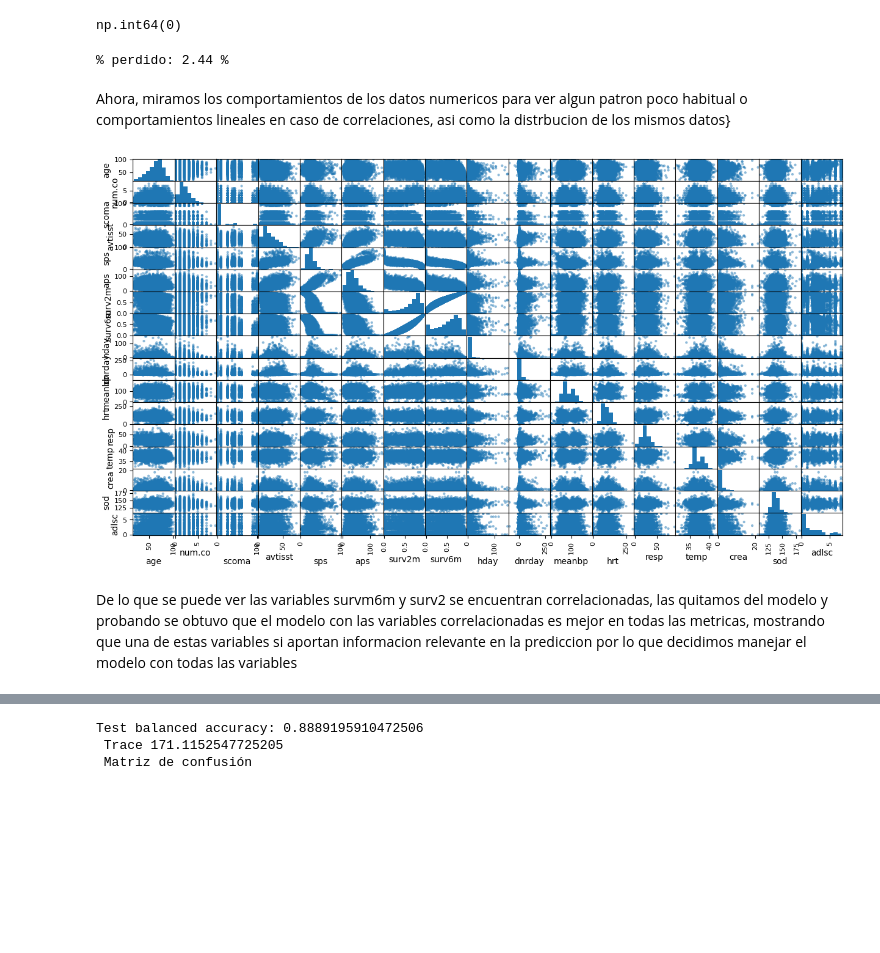
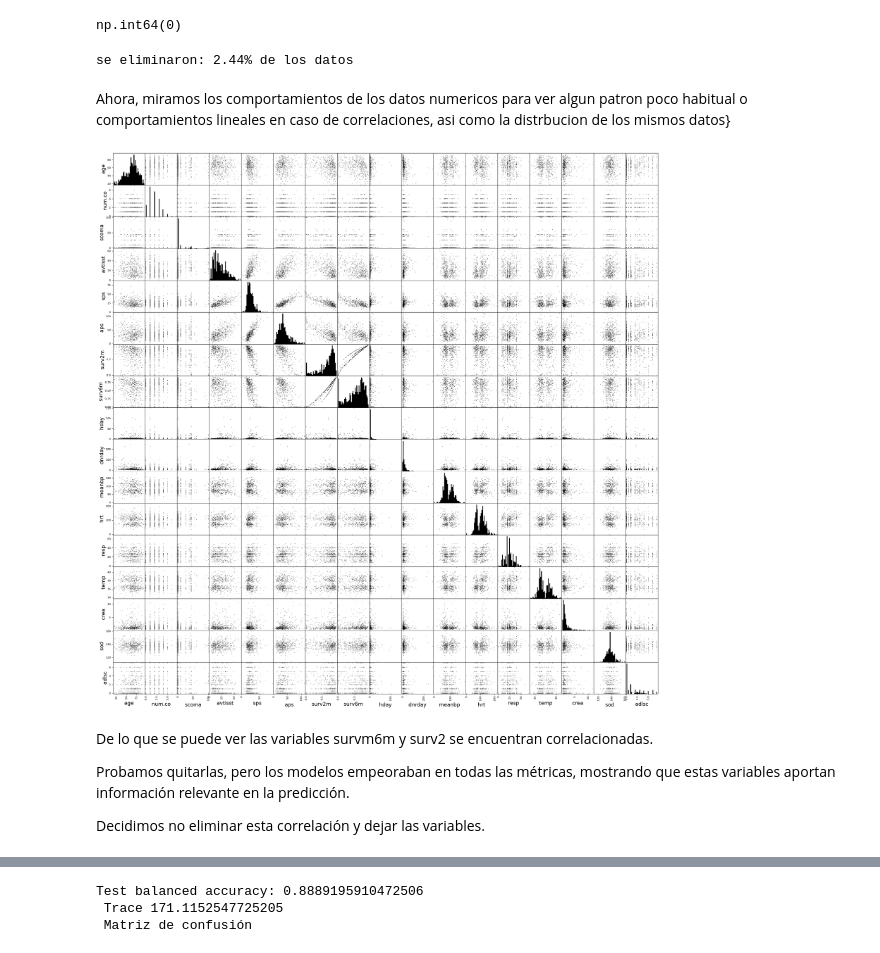
Before and after one commit to s-henao-castellanos/ML-2026, a Jupyter notebook: ensembles/Trees_ML.ipynb, the cells around one changed output, grey strips where cells are left out. Drawn from its saved outputs; the diff is of its cells as text; code cells hidden in the pictures; blank space fills up the shorter version.

```diff
--- a/ensembles/Trees_ML.ipynb
+++ b/ensembles/Trees_ML.ipynb
@@ -28,4 +28,9 @@ from imblearn.pipeline import Pipeline
 
 from lightgbm import LGBMClassifier
 import xgboost as xgb
+
+plt.rcParams["scatter.edgecolors"] = "none"
+plt.rcParams["savefig.bbox"] = 'tight'
+plt.rcParams["axes.labelsize"] = 16
+np.set_printoptions(legacy="1.21",linewidth=150)
 # %% [markdown]
@@ -46,22 +55,23 @@ n_inicial = len(data)
 data = data.dropna()
 n_final = len(data)
 # %%
-print(f"% perdido: {(n_inicial - n_final)/n_final * 100:.2f} %")
+print(f"se eliminaron: {(n_inicial - n_final)/n_final * 100:.2f}% de los datos")
 # %% [output]
-% perdido: 2.44 %
+se eliminaron: 2.44% de los datos
 # %% [markdown]
 Ahora, miramos los comportamientos de los datos numericos para ver algun patron poco habitual o comportamientos lineales en caso de correlaciones, asi como la distrbucion de los mismos datos}
 # %%
 df = data.select_dtypes(include="number")
-
 df = df.drop(columns=[x for x in df if np.array_equal(df[x].unique(), np.array([0, 1]))])
-fig, ax = plt.subplots(figsize=(15, 8))
-
-matrix = pd.plotting.scatter_matrix(df, figsize=(10, 10), diagonal="hist", ax=ax)
+matrix = pd.plotting.scatter_matrix(df.sample(500), figsize=(30, 30), diagonal="hist", s=10,c='k',hist_kwds=dict(bins=40,color='k'))
 plt.show()
 # %% [output]
-[figure, old version]
+[figure, new version]
 # %% [markdown]
-De lo que se puede ver las variables survm6m y surv2 se encuentran correlacionadas, las quitamos del modelo y probando se obtuvo que el modelo con las variables correlacionadas es mejor en todas las metricas, mostrando que una de estas variables si aportan informacion relevante en la prediccion por lo que decidimos manejar el modelo con todas las variables
+De lo que se puede ver las variables survm6m y surv2 se encuentran correlacionadas.
+
+Probamos quitarlas, pero los modelos empeoraban en todas las métricas, mostrando que estas variables aportan información relevante en la predicción.
+
+Decidimos no eliminar esta correlación y dejar las variables.
 # %%
 fig, ax = plt.subplots(figsize=(15, 8))
```
Also changed, not shown: parts of 26 cells of this notebook.
